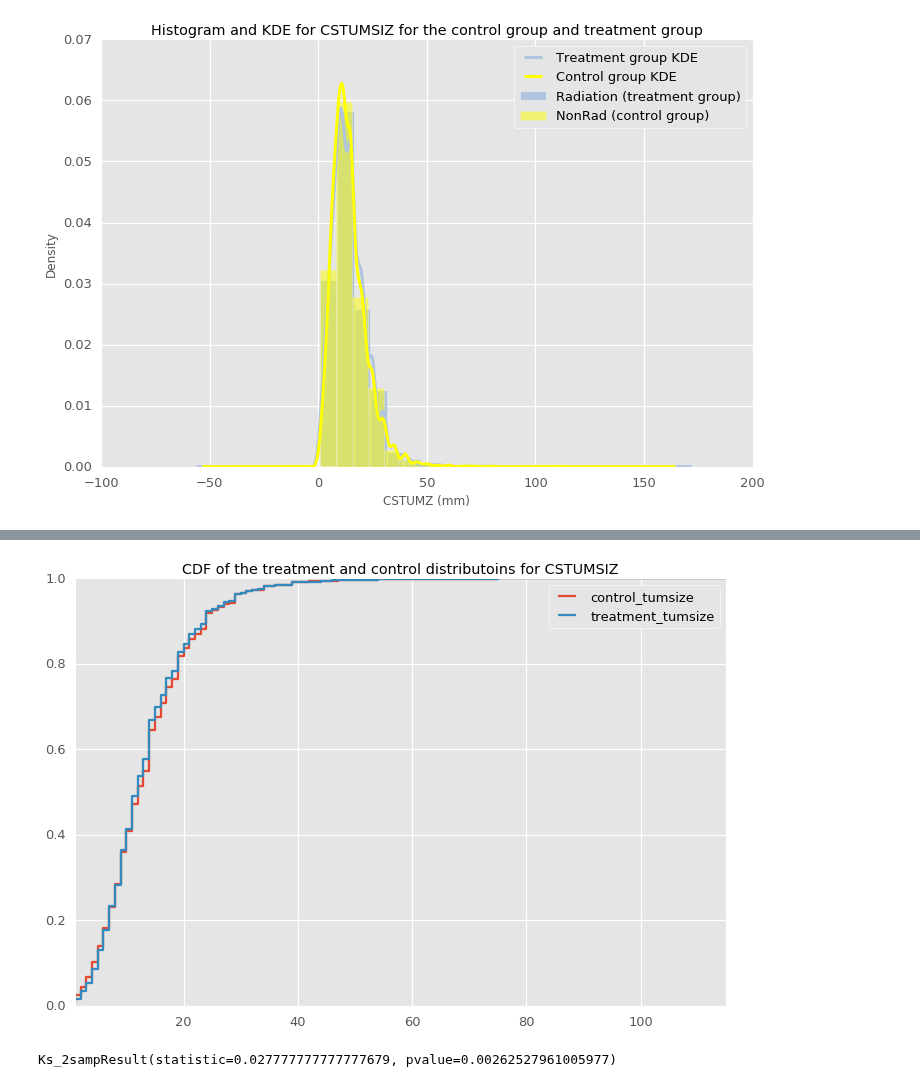
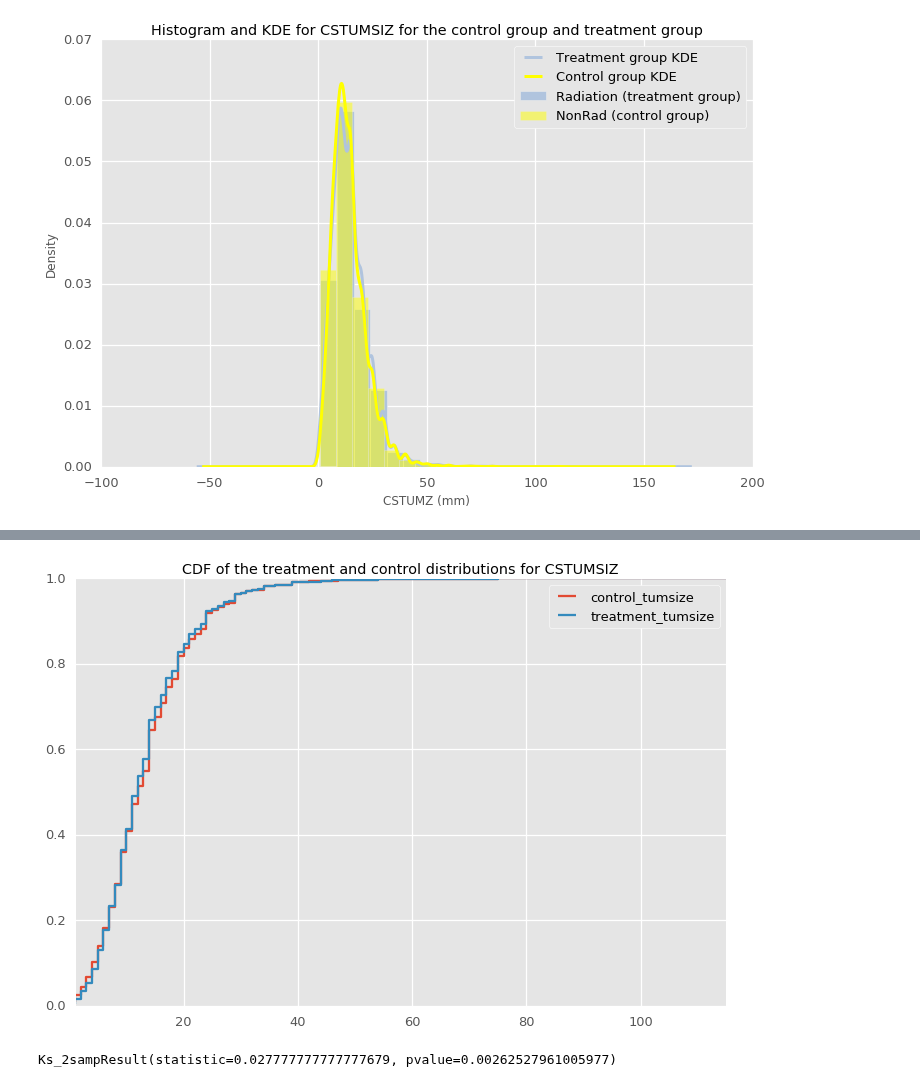
Before and after one commit to doolingdavid/SEERMATCH2, a Jupyter notebook: breast_example.ipynb, the cells around one changed output, grey strips where cells are left out. Drawn from its saved outputs; the diff is of its cells as text; code cells hidden in the pictures.

```diff
--- a/breast_example.ipynb
+++ b/breast_example.ipynb
@@ -699,11 +703,11 @@ dftum = pd.DataFrame({'treatment_tumsize': treatmenttumcdf,
                      'control_tumsize': controltumcdf})
 
 dftum = dftum.fillna(method='ffill')
-
-dftum.plot(drawstyle='steps',
-          title='CDF of the treatment and control distributoins for CSTUMSIZ');
-# %% [output]
-[figure, removed]
+# %%
+dftum.plot(drawstyle='steps',
+          title='CDF of the treatment and control distributions for CSTUMSIZ');
+# %% [output]
+[figure, added]
 # %%
 tumresults = stats.ks_2samp(treatmenttum.as_matrix(),
                              controltum.as_matrix())
```
Also changed, not shown: parts of 4 cells of this notebook.
